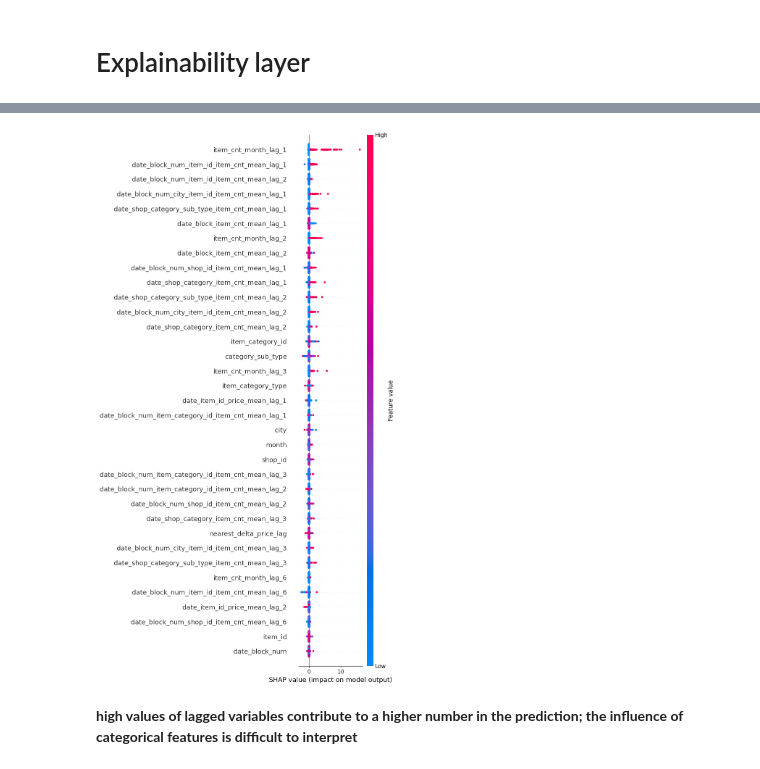
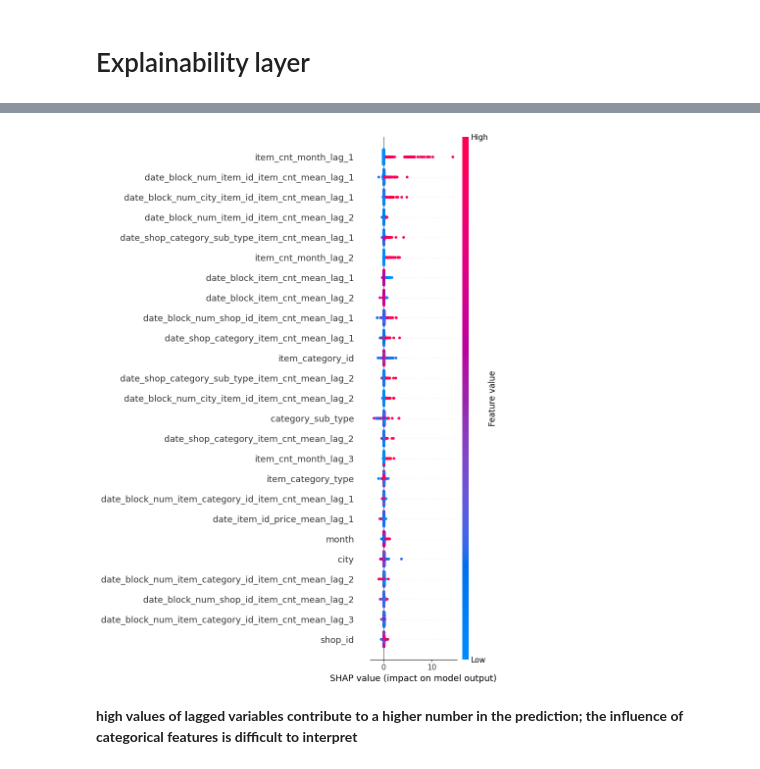
Before and after one commit to andrei-shemerei/git_action, a Jupyter notebook: notebooks/Baseline modeling.ipynb, the cells around one changed output, grey strips where cells are left out. Cells and saved outputs as stored; diff of their text form; code cells hidden in the pictures.

```diff
--- a/notebooks/Baseline modeling.ipynb
+++ b/notebooks/Baseline modeling.ipynb
@@ -733,10 +701,9 @@ X_sampled
 # %%
 import shap
 shap_test = shap.TreeExplainer(best_xgb_model).shap_values(X_sampled)
 shap.summary_plot(shap_test, X_sampled,
-                      max_display=25, auto_size_plot=True)
+                      max_display=25, show=False)
+plt.savefig("../artifacts/shap_summary_plot.png", bbox_inches='tight')
+# %% [output]
+[figure, added]
-# %%
-shap.summary_plot(shap_test, X_sampled, max_display=35)
-# %% [output]
-[figure, removed]
 # %% [markdown]
```
Also changed, not shown: parts of 37 cells of this notebook, 28 other files.
